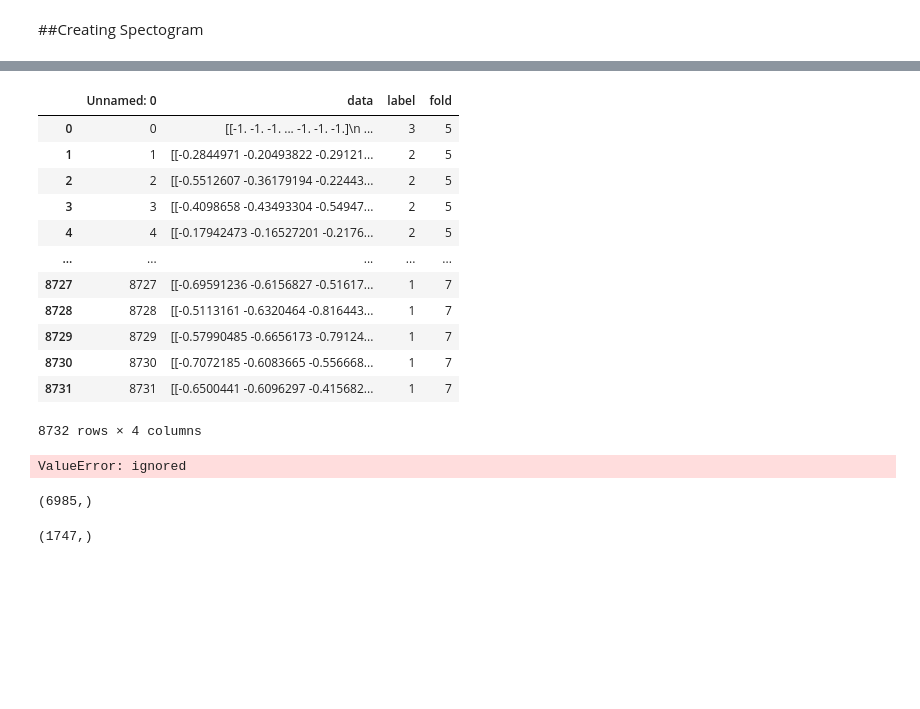
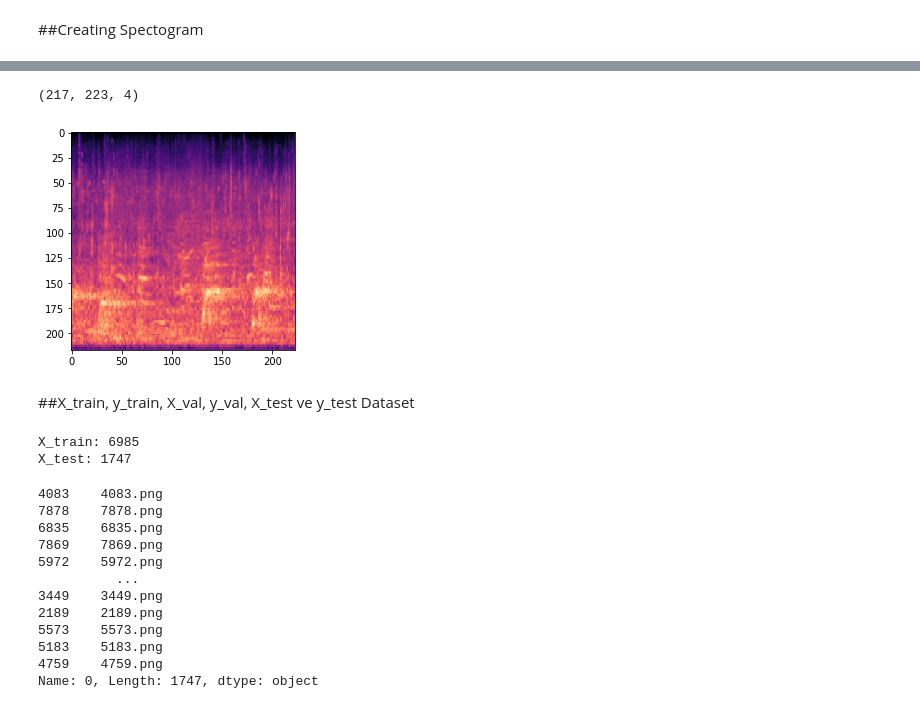
Before and after one commit to TugcenB/Sound_Classification, a Jupyter notebook: Preprocessing.ipynb, the cells around one changed output, grey strips where cells are left out. Cells and saved outputs as stored; diff of their text form; code cells hidden in the pictures; blank space fills up the shorter version.

```diff
--- a/Preprocessing.ipynb
+++ b/Preprocessing.ipynb
@@ -136,2 +143,3 @@ df.to_pickle("df.pkl")
 # %%
-sound_train = pd.read_csv('/content/drive/MyDrive/UrbanSound8K/df.csv')
+data = pd.read_csv("/content/drive/MyDrive/dataset.csv")
+data
@@ -138,21 +160,9 @@ sound_train = pd.read_csv('/content/drive/MyDrive/UrbanSound8K/df.csv')
-# %%
-sound_train
-# %% [output]
-|  | Unnamed: 0 | data | label | fold |
-| 0 | 0 | [[-1. -1. -1. ... -1. -1. -1.]\n ... | 3 | 5 |
-| 1 | 1 | [[-0.2844971 -0.20493822 -0.29121... | 2 | 5 |
-| 2 | 2 | [[-0.5512607 -0.36179194 -0.22443... | 2 | 5 |
-| 3 | 3 | [[-0.4098658 -0.43493304 -0.54947... | 2 | 5 |
-| 4 | 4 | [[-0.17942473 -0.16527201 -0.2176... | 2 | 5 |
-| ... | ... | ... | ... | ... |
-| 8727 | 8727 | [[-0.69591236 -0.6156827 -0.51617... | 1 | 7 |
-| 8728 | 8728 | [[-0.5113161 -0.6320464 -0.816443... | 1 | 7 |
-| 8729 | 8729 | [[-0.57990485 -0.6656173 -0.79124... | 1 | 7 |
-| 8730 | 8730 | [[-0.7072185 -0.6083665 -0.556668... | 1 | 7 |
-| 8731 | 8731 | [[-0.6500441 -0.6096297 -0.415682... | 1 | 7 |
-8732 rows × 4 columns
-# %%
-X = np.array(df['data'].tolist())
-y = np.array(df['fold'].tolist())
-# %% [output]
-ValueError: ignored
+# %%
+img = plt.imread('/content/drive/MyDrive/train/'+str(data['0'][800]))
+plt.imshow(img)
+img.shape
+# %% [output]
+(217, 223, 4)
+[figure, added]
+# %% [markdown]
+##X_train, y_train, X_val, y_val, X_test ve y_test Dataset
@@ -161,8 +174,21 @@ X_train, X_test, y_train, y_test = train_test_split(X,y,test_size=0.2)
-# %%
-X_train.shape
-# %% [output]
-(6985,)
+# %%
+print(f"X_train: {len(X_train)}")
+print(f"X_test: {len(X_test)}")
+# %% [output]
+X_train: 6985
+X_test: 1747
 # %%
-X_test.shape
+X_test
 # %% [output]
-(1747,)
+4083    4083.png
+7878    7878.png
+6835    6835.png
+7869    7869.png
+5972    5972.png
+          ...
+3449    3449.png
+2189    2189.png
+5573    5573.png
+5183    5183.png
+4759    4759.png
+Name: 0, Length: 1747, dtype: object
```
Also changed, not shown: parts of 36 cells of this notebook.
